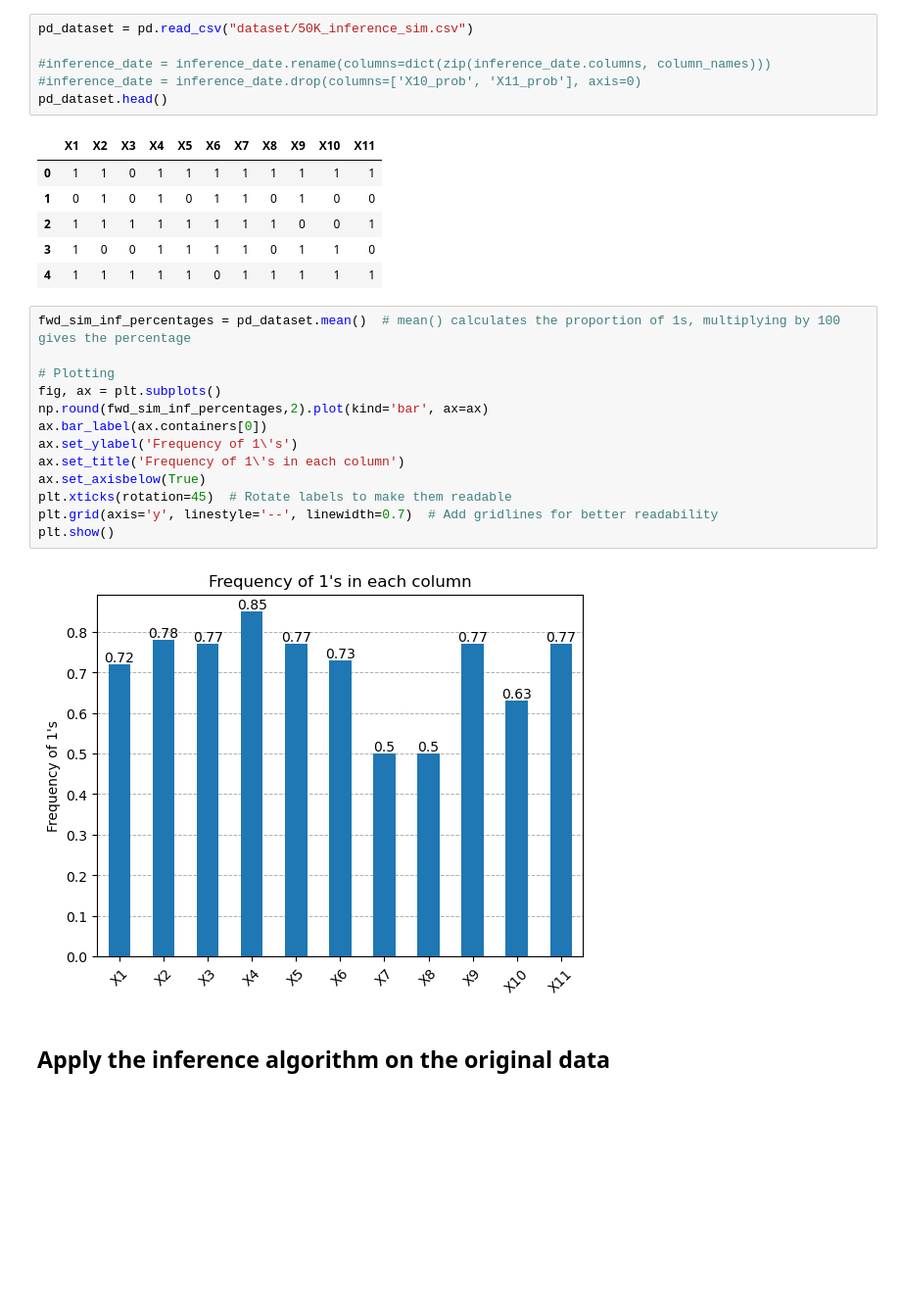
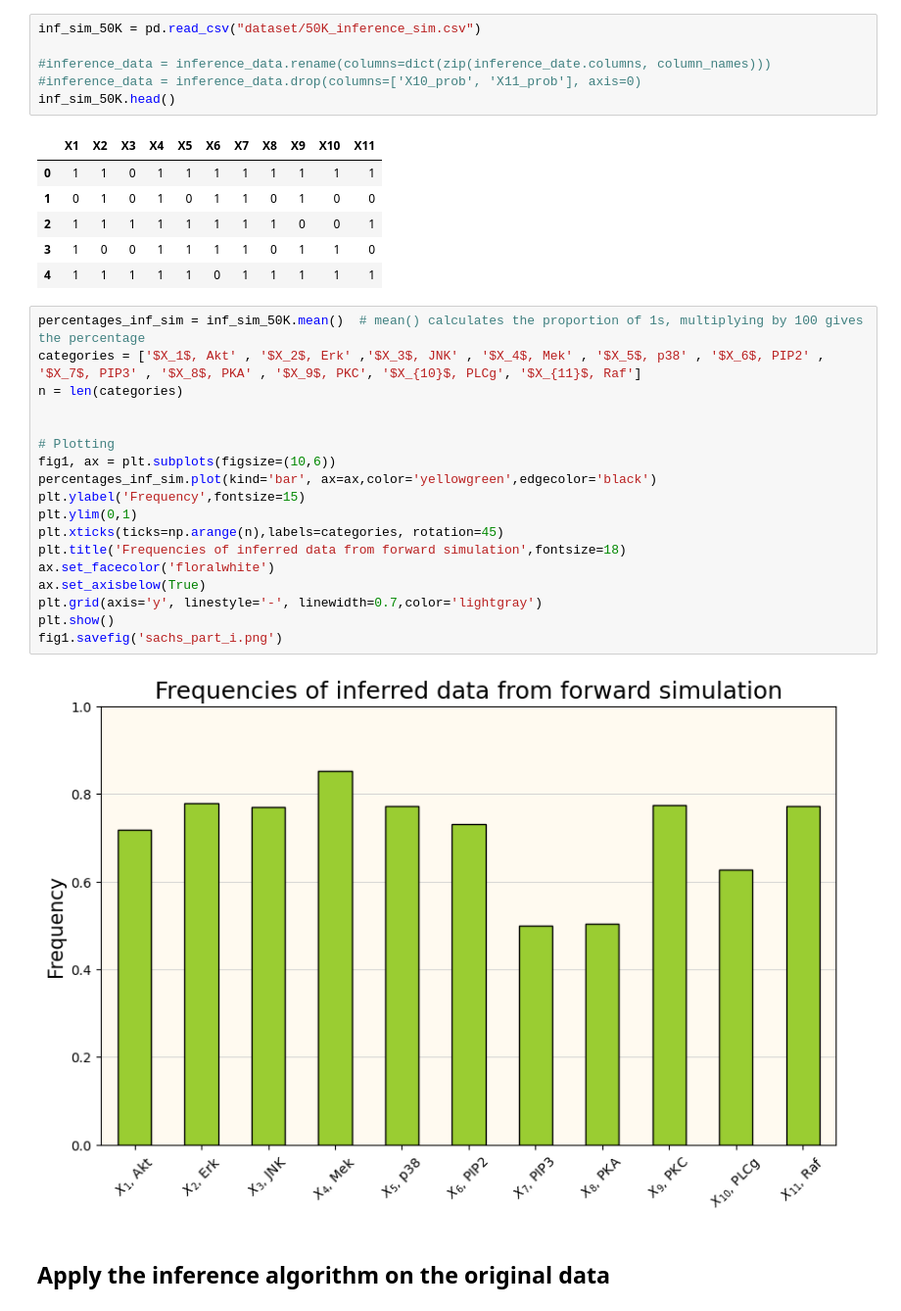
Before and after one commit to AblaZe42/MODCOM_PROJECT, a Jupyter notebook: part_ii.ipynb, the cells around one changed output. Shown at 98% size. Cells and saved outputs as stored; diff of their text form; blank space fills up the shorter version.

```diff
--- a/part_ii.ipynb
+++ b/part_ii.ipynb
@@ -423,11 +422,11 @@ query_var = ['X10', 'X11']
 # %% [markdown]
 Seems like the algorith works, based of comparrison with the plot in part_1
 # %%
-pd_dataset = pd.read_csv("dataset/50K_inference_sim.csv")
+inf_sim_50K = pd.read_csv("dataset/50K_inference_sim.csv")
 
-#inference_date = inference_date.rename(columns=dict(zip(inference_date.columns, column_names)))
-#inference_date = inference_date.drop(columns=['X10_prob', 'X11_prob'], axis=0)
-pd_dataset.head()
+#inference_data = inference_data.rename(columns=dict(zip(inference_date.columns, column_names)))
+#inference_data = inference_data.drop(columns=['X10_prob', 'X11_prob'], axis=0)
+inf_sim_50K.head()
 # %% [output]
 |  | X1 | X2 | X3 | X4 | X5 | X6 | X7 | X8 | X9 | X10 | X11 |
 | 0 | 1 | 1 | 0 | 1 | 1 | 1 | 1 | 1 | 1 | 1 | 1 |
@@ -435,21 +434,26 @@ pd_dataset.head()
 | 2 | 1 | 1 | 1 | 1 | 1 | 1 | 1 | 1 | 0 | 0 | 1 |
 | 3 | 1 | 0 | 0 | 1 | 1 | 1 | 1 | 0 | 1 | 1 | 0 |
 | 4 | 1 | 1 | 1 | 1 | 1 | 0 | 1 | 1 | 1 | 1 | 1 |
-# %%
-fwd_sim_inf_percentages = pd_dataset.mean()  # mean() calculates the proportion of 1s, multiplying by 100 gives the percentage
-
-# Plotting
-fig, ax = plt.subplots()
-np.round(fwd_sim_inf_percentages,2).plot(kind='bar', ax=ax)
-ax.bar_label(ax.containers[0])
-ax.set_ylabel('Frequency of 1\'s')
-ax.set_title('Frequency of 1\'s in each column')
-ax.set_axisbelow(True)
-plt.xticks(rotation=45)  # Rotate labels to make them readable
-plt.grid(axis='y', linestyle='--', linewidth=0.7)  # Add gridlines for better readability
-plt.show()
-# %% [output]
-[figure, removed]
+# %%
+percentages_inf_sim = inf_sim_50K.mean()  # mean() calculates the proportion of 1s, multiplying by 100 gives the percentage
+categories = ['$X_1$, Akt' , '$X_2$, Erk' ,'$X_3$, JNK' , '$X_4$, Mek' , '$X_5$, p38' , '$X_6$, PIP2' , '$X_7$, PIP3' , '$X_8$, PKA' , '$X_9$, PKC', '$X_{10}$, PLCg', '$X_{11}$, Raf']
+n = len(categories)
+
+
+# Plotting
+fig1, ax = plt.subplots(figsize=(10,6))
+percentages_inf_sim.plot(kind='bar', ax=ax,color='yellowgreen',edgecolor='black')
+plt.ylabel('Frequency',fontsize=15)
+plt.ylim(0,1)
+plt.xticks(ticks=np.arange(n),labels=categories, rotation=45)
+plt.title('Frequencies of inferred data from forward simulation',fontsize=18)
+ax.set_facecolor('floralwhite')
+ax.set_axisbelow(True)
+plt.grid(axis='y', linestyle='-', linewidth=0.7,color='lightgray')
+plt.show()
+fig1.savefig('sachs_part_i.png')
+# %% [output]
+[figure, added]
 # %% [markdown]
 ## Apply the inference algorithm on the original data
 # %%
```
Also changed, not shown: parts of 4 cells of this notebook.
